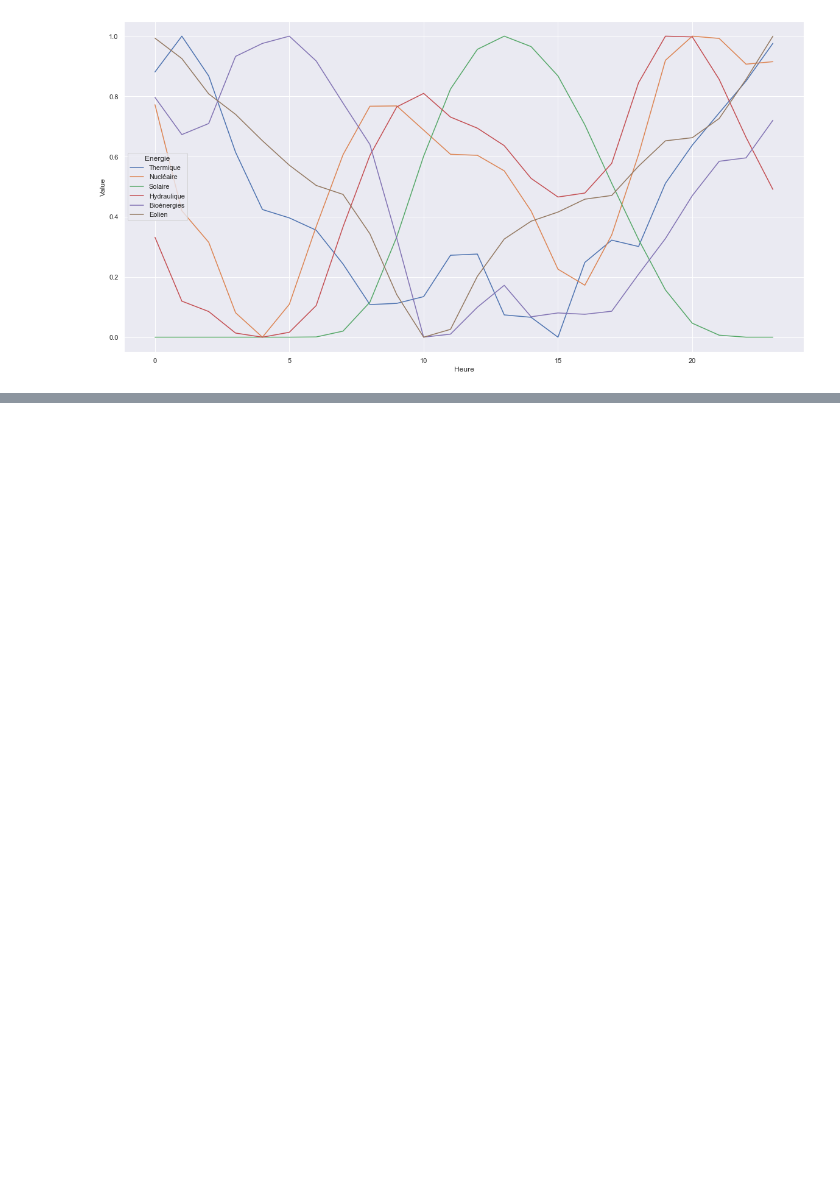
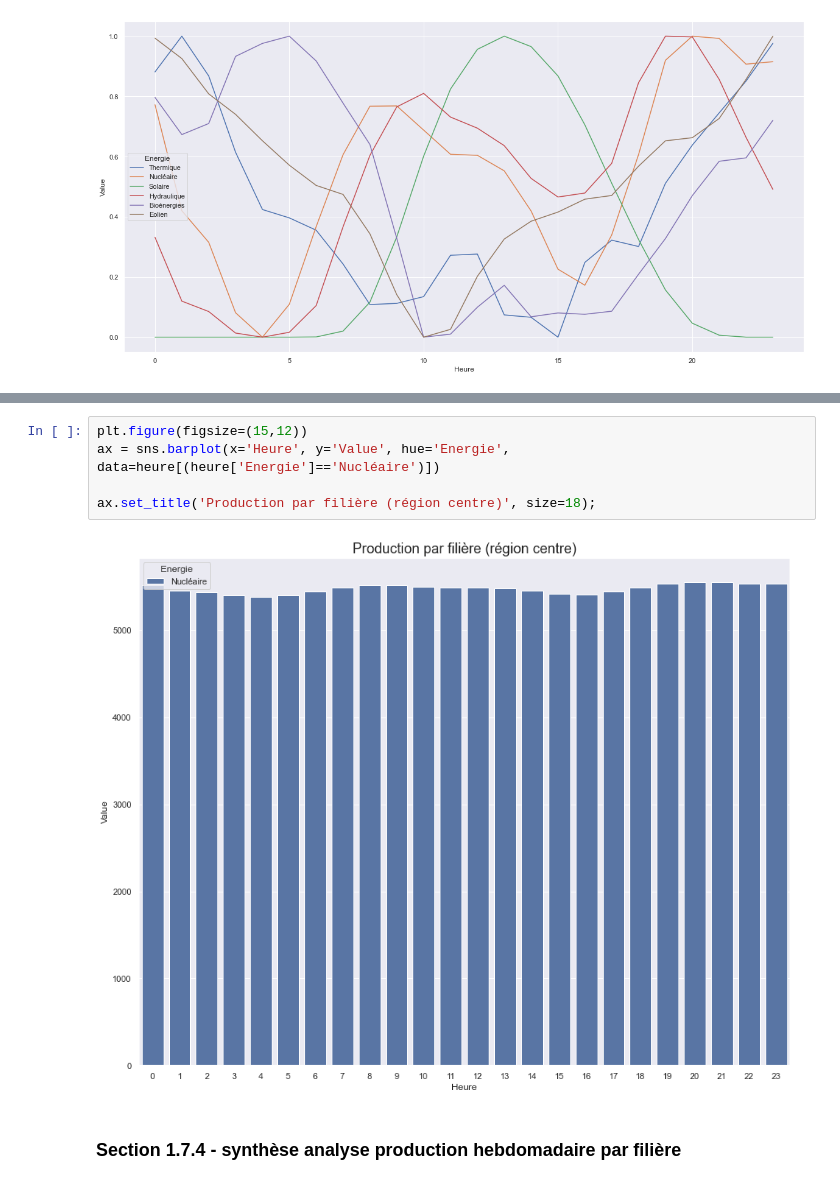
Before and after one commit to Menager49/PY-net-elec, a Jupyter notebook: script.ipynb, the cells around one changed output, grey strips where cells are left out. Cells and saved outputs as stored; diff of their text form; blank space fills up the shorter version.

```diff
--- a/script.ipynb
+++ b/script.ipynb
@@ -604,0 +640,9 @@ ax = sns.lineplot(x=heure.Heure, y=heure.Value, hue=heure.Energie)
+# %%
+plt.figure(figsize=(15,12))
+ax = sns.barplot(x='Heure', y='Value', hue='Energie', data=heure[(heure['Energie']=='Nucléaire')])
+
+ax.set_title('Production par filière (région centre)', size=18);
+# %% [output]
+[figure, added]
+# %% [markdown]
+### Section 1.7.4 - synthèse analyse production hebdomadaire par filière<a class="anchor" id="section_1_7_4"></a>
```
Also changed, not shown: parts of 6 cells of this notebook.
